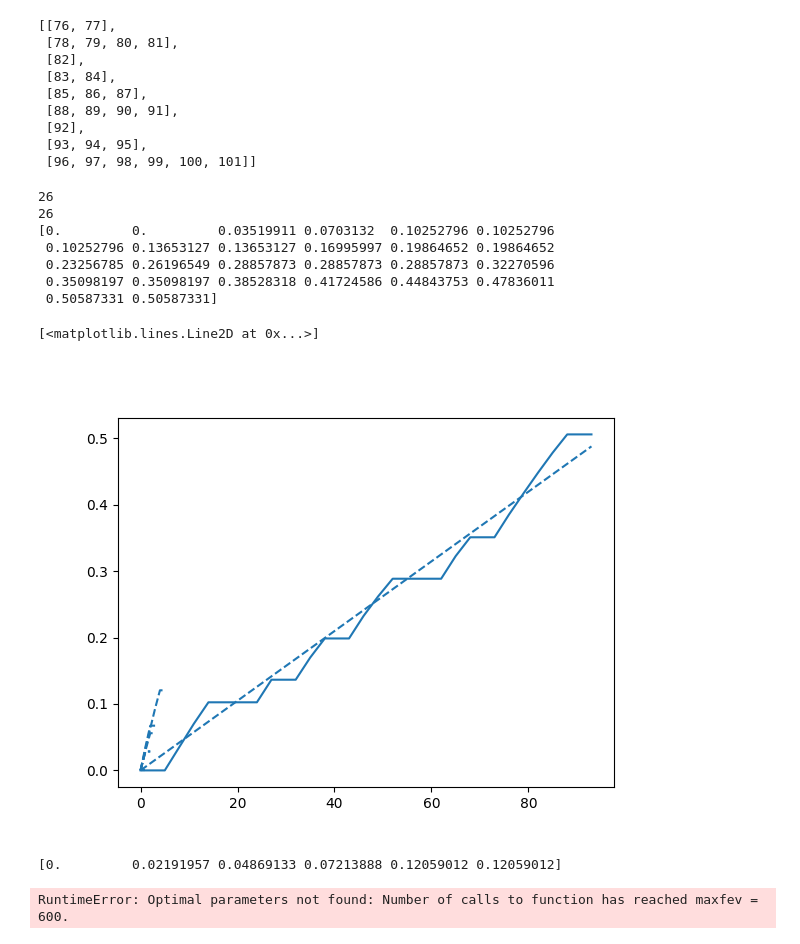
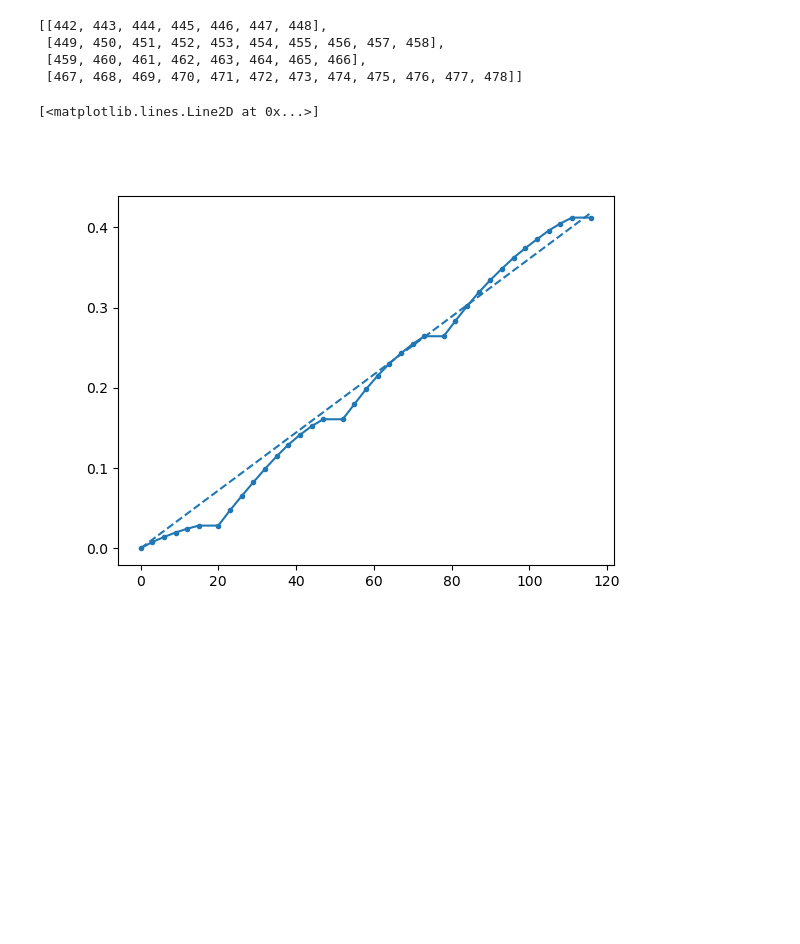
Before and after one commit to promitmoitra/frg, a Jupyter notebook: hssm/frg_nb.ipynb, the cells around one changed output. Drawn from its saved outputs; the diff is of its cells as text; code cells hidden in the pictures; blank space fills up the shorter version.

Commit message:
cumulative reward done. find optima next.

```diff
--- a/hssm/frg_nb.ipynb
+++ b/hssm/frg_nb.ipynb
@@ -107,9 +98,9 @@ preshort_patch_rew
 # %%
 ##Sections for testing:
 
-subid = 45194;
+subid = 7873;
 
-stress_cond = 2; tt_cond = 5; c='C0'
+stress_cond = 1; tt_cond = 5; c='C0'
 
 subid_filt = df["subj_idx"]==subid
 stress_filt = df["condition"]==stress_cond
@@ -126,80 +117,37 @@ patch_trial_idx
 ##        if len(df.loc[idxs]["travel_time"].unique())>1:
 ##            patch_trial_idx.remove(idxs)
 # %% [output]
-[[76, 77],
- [78, 79, 80, 81],
- [82],
- [83, 84],
- [85, 86, 87],
- [88, 89, 90, 91],
- [92],
- [93, 94, 95],
- [96, 97, 98, 99, 100, 101]]
+[[442, 443, 444, 445, 446, 447, 448],
+ [449, 450, 451, 452, 453, 454, 455, 456, 457, 458],
+ [459, 460, 461, 462, 463, 464, 465, 466],
+ [467, 468, 469, 470, 471, 472, 473, 474, 475, 476, 477, 478]]
 # %%
 fig,ax=plt.subplots()
 
 env_cum_rew = []
 patch_cum_rew = []
 for idxs in patch_trial_idx:
     patch_num = patch_trial_idx.index(idxs)
     tot_rew = np.array(df.loc[idxs][:]["tot_reward"])
     patch_rew = tot_rew-tot_rew[0]
     env_cum_rew+=list(tot_rew)
     patch_cum_rew.append(patch_rew)
-    ax.plot(range(len(idxs)-0),patch_rew,'--'+c)#,label="Patch {}".format(patch_num))
 
 x_data = np.array([trial_time]*len(env_cum_rew))
 x_data[np.array(rel_leave_idxs)] = tt_cond
 x_data[0]=0
-print(len(x_data))
-# print(len(env_cum_rew))
 x_data = np.cumsum(list(x_data))
-print(len(x_data))
+# print(x_data)
 
 env_cum_rew = np.array(env_cum_rew)
 y_data = env_cum_rew-env_cum_rew[0]
-# y_data = np.array([0]+list(y_data))
-print(y_data)
+# print(y_data)
 
 reg = LinearRegression(fit_intercept=False).fit(x_data.reshape(-1,1),y_data.reshape(-1,1))
 slope = reg.coef_; slope = slope.flatten()
 
 ax.plot(x_data,x_data*slope,'--'+c)
-ax.plot(x_data,y_data,'-'+c,label=str(subid)+' '+str(stress_dict[stress_cond])+str(tt_dict[tt_cond]))
+ax.plot(x_data,y_data,'.-'+c,label=str(subid)+' '+str(stress_dict[stress_cond])+str(tt_dict[tt_cond]))
 # %% [output]
-26
-26
-[0.         0.         0.03519911 0.0703132  0.10252796 0.10252796
- 0.10252796 0.13653127 0.13653127 0.16995997 0.19864652 0.19864652
- 0.23256785 0.26196549 0.28857873 0.28857873 0.28857873 0.32270596
- 0.35098197 0.35098197 0.38528318 0.41724586 0.44843753 0.47836011
- 0.50587331 0.50587331]
+[<matplotlib.lines.Line2D at 0x...>]
-[<matplotlib.lines.Line2D at 0x...>]
-[figure, old version]
+[figure, new version]
-# %%
-long_patch_len = max([len(i) for i in patch_cum_rew])
-num_patches = len(patch_cum_rew)
-patch_len = [len(i) for i in patch_cum_rew]
-# print(num_patches,long_patch_len)
-
-stay_lock_patch_rew = np.nan*np.ones((num_patches,long_patch_len))
-# idxs = [0]+list(np.cumsum(patch_len))
-
-#stay_lock
-for i in range(num_patches):
-#     stay_lock_env_rew[i] = list(env_cum_rew[range(idxs[i],idxs[i+1])])+(long_patch_len-len(env_cum_rew[range(idxs[i],idxs[i+1])]))*[np.nan]
-    stay_lock_patch_rew[i] = list(patch_cum_rew[i])+(long_patch_len-len(patch_cum_rew[i]))*[np.nan]
-
-mean_rew = np.nanmean(stay_lock_patch_rew,0)
-print(mean_rew)
-ax.plot(x_data[:len(mean_rew)],mean_rew[:],'.-C1')
-
-def neg_exp_resp(x,a,b):
-    return a*(1-np.exp(-b*x))
-
-popt, pcov = curve_fit(neg_exp_resp, x_data[:len(mean_rew)], mean_rew)
-print(popt)
-ax.plot(x_data[:len(mean_rew)],neg_exp_resp(x_data[:len(mean_rew)],*popt))
-# %% [output]
-[0.         0.02191957 0.04869133 0.07213888 0.12059012 0.12059012]
-RuntimeError: Optimal parameters not found: Number of calls to function has reached maxfev = 600.
```
Also changed, not shown: parts of 7 cells of this notebook.
